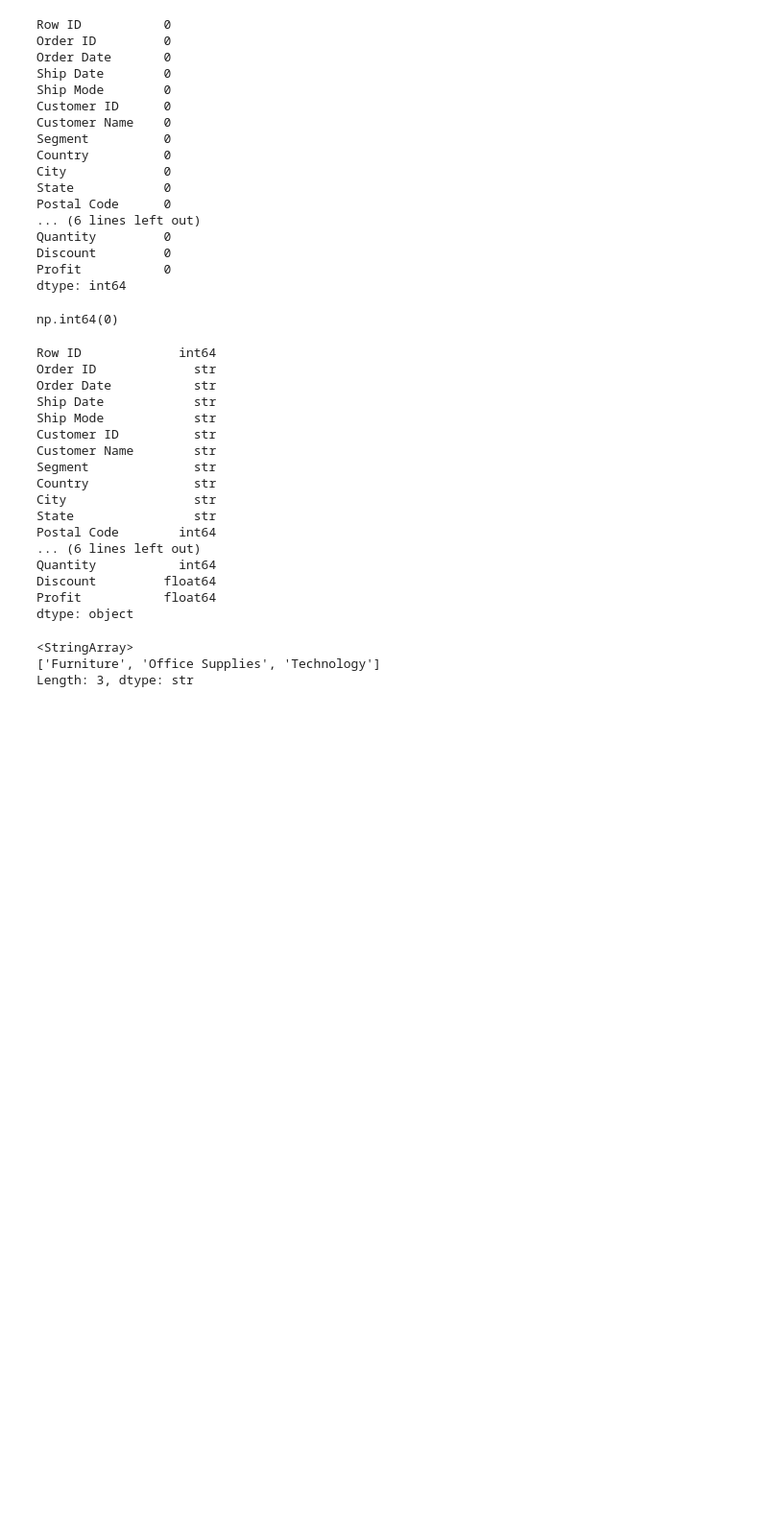
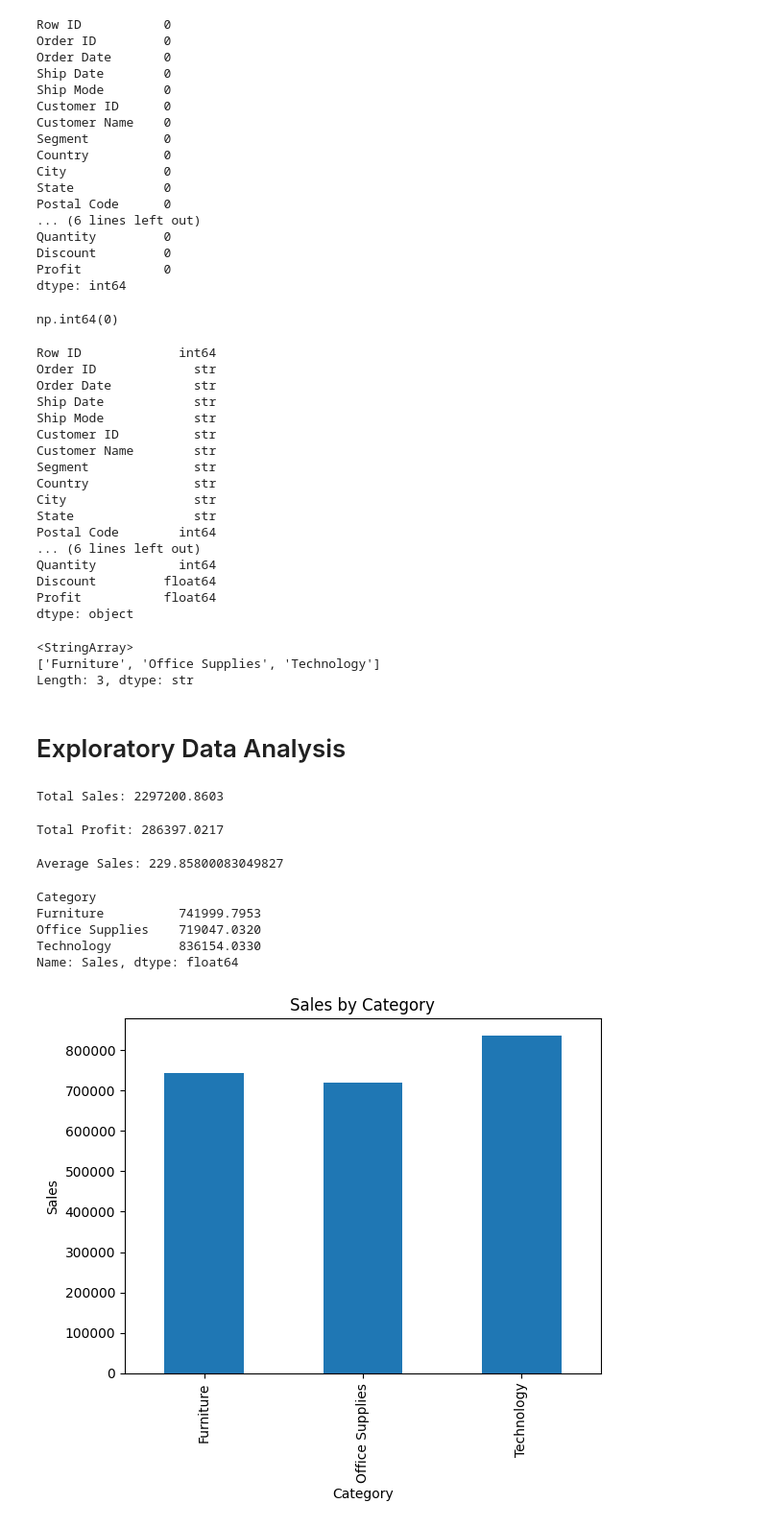
Before and after one commit to pratikunnad/Retail-Sales-Analytics, a Jupyter notebook: notebooks/sales_analysis.ipynb, the cells around one changed output. Shown at 96% size. Drawn from its saved outputs; the diff is of its cells as text; code cells hidden in the pictures; blank space fills up the shorter version.

Commit message:
Performed Exploratory Data Analysis on Data

```diff
--- a/notebooks/sales_analysis.ipynb
+++ b/notebooks/sales_analysis.ipynb
@@ -104,3 +104,43 @@ df['Category'].unique()
 Length: 3, dtype: str
 # %%
 df.to_csv("../data/cleaned_sales_data.csv", index=False)
+# %% [markdown]
+# Exploratory Data Analysis
+# %%
+total_sales = df['Sales'].sum()
+
+print("Total Sales:", total_sales)
+# %% [output]
+Total Sales: 2297200.8603
+# %%
+total_profit = df['Profit'].sum()
+
+print("Total Profit:", total_profit)
+# %% [output]
+Total Profit: 286397.0217
+# %%
+average_sales = df['Sales'].mean()
+
+print("Average Sales:", average_sales)
+# %% [output]
+Average Sales: 229.85800083049827
+# %%
+category_sales = df.groupby('Category')['Sales'].sum()
+
+print(category_sales)
+# %% [output]
+Category
+Furniture          741999.7953
+Office Supplies    719047.0320
+Technology         836154.0330
+Name: Sales, dtype: float64
+# %%
+category_sales.plot(kind='bar')
+
+plt.title("Sales by Category")
+plt.xlabel("Category")
+plt.ylabel("Sales")
+
+plt.show()
+# %% [output]
+[figure, added]
```
Also changed, not shown: parts of 1 cell of this notebook.
